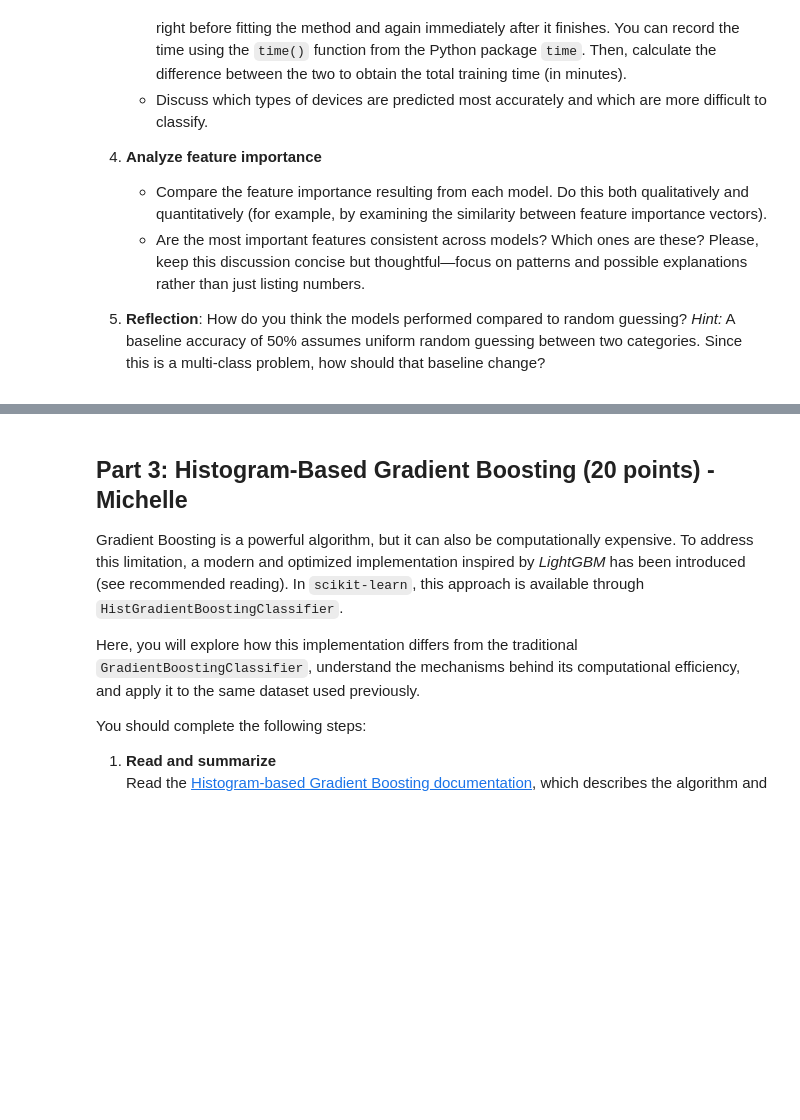
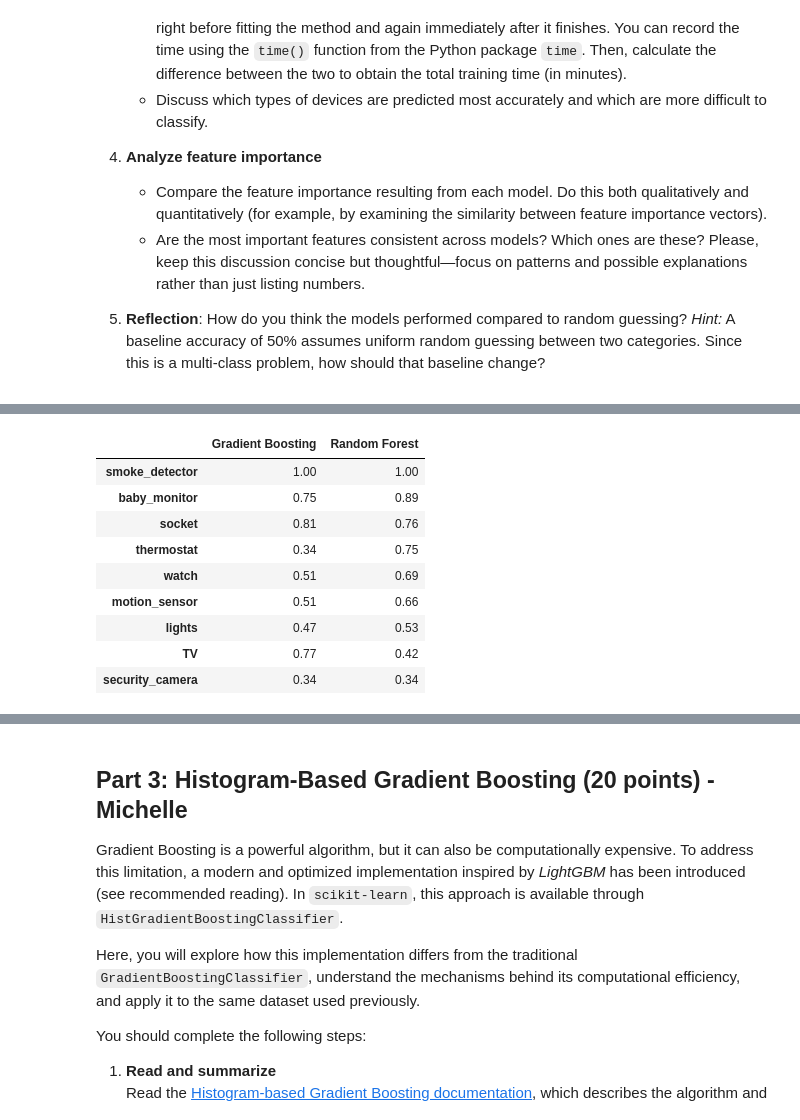
Before and after one commit to MaxGuryan9/iot-ensemble-classification-DS4021, a Jupyter notebook: 07_iot_ensemble_classification.ipynb, the cells around one changed output, grey strips where cells are left out. Cells and saved outputs as stored; diff of their text form; code cells hidden in the pictures; blank space fills up the shorter version.

```diff
--- a/07_iot_ensemble_classification.ipynb
+++ b/07_iot_ensemble_classification.ipynb
@@ -194,0 +320,22 @@ Your tasks are:
+# %%
+def per_class_acc(y_true, y_pred):
+    cm = confusion_matrix(y_true, y_pred)
+    return cm.diagonal() / cm.sum(axis=1)   # recall per class
+
+per_class = pd.DataFrame({
+    'Gradient Boosting': per_class_acc(y_report_encoded, gb_pred),
+    'Random Forest': per_class_acc(y_report_encoded, rf_pred),
+}, index=label_encoder.classes_).sort_values('Random Forest', ascending=False)
+
+per_class.round(3)
+# %% [output]
+|  | Gradient Boosting | Random Forest |
+| smoke_detector | 1.00 | 1.00 |
+| baby_monitor | 0.75 | 0.89 |
+| socket | 0.81 | 0.76 |
+| thermostat | 0.34 | 0.75 |
+| watch | 0.51 | 0.69 |
+| motion_sensor | 0.51 | 0.66 |
+| lights | 0.47 | 0.53 |
+| TV | 0.77 | 0.42 |
+| security_camera | 0.34 | 0.34 |
```
Also changed, not shown: parts of 10 cells of this notebook.
